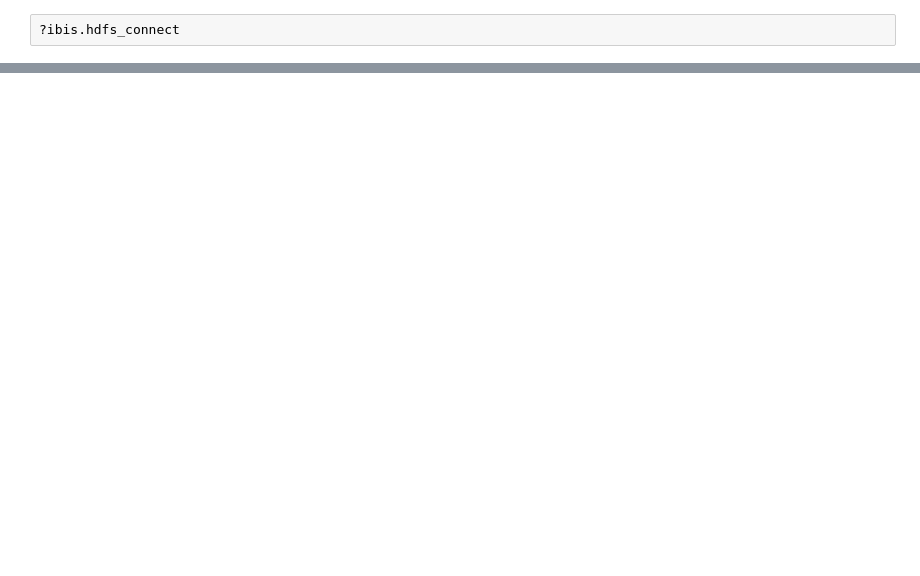
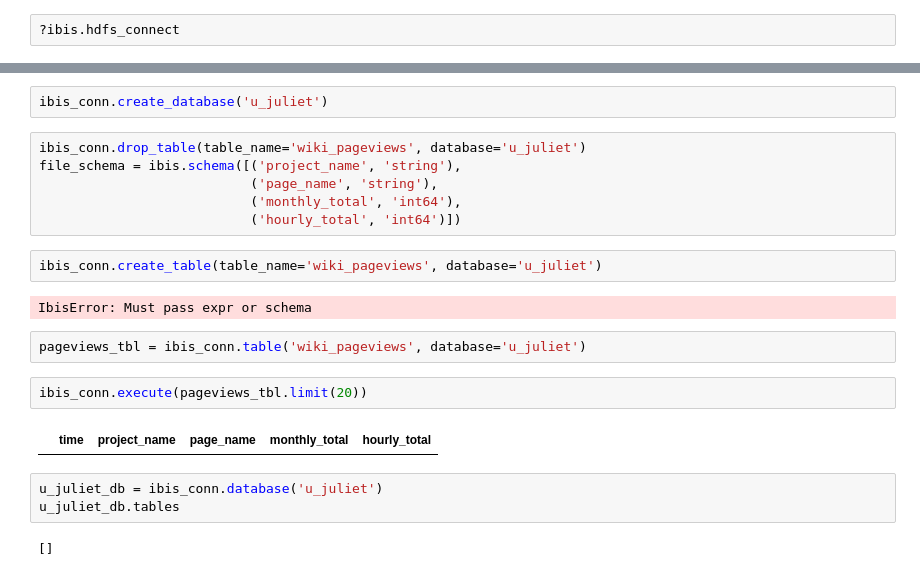
Before and after one commit to hougs/py-hadoop-tutorial, a Jupyter notebook: Moving data around.ipynb, the cells around one changed output, grey strips where cells are left out. Drawn from its saved outputs; the diff is of its cells as text; blank space fills up the shorter version.

```diff
--- a/Moving data around.ipynb
+++ b/Moving data around.ipynb
@@ -28,0 +100,23 @@ hdfs_conn = ibis.hdfs_connect(host='bottou03.sjc.cloudera.com')
+# %%
+ibis_conn.create_database('u_juliet')
+# %%
+ibis_conn.drop_table(table_name='wiki_pageviews', database='u_juliet')
+file_schema = ibis.schema([('project_name', 'string'),
+                           ('page_name', 'string'),
+                           ('monthly_total', 'int64'),
+                           ('hourly_total', 'int64')])
+# %%
+ibis_conn.create_table(table_name='wiki_pageviews', database='u_juliet')
+# %% [output]
+IbisError: Must pass expr or schema
+# %%
+pageviews_tbl = ibis_conn.table('wiki_pageviews', database='u_juliet')
+# %%
+ibis_conn.execute(pageviews_tbl.limit(20))
+# %% [output]
+|  | time | project_name | page_name | monthly_total | hourly_total |
+# %%
+u_juliet_db = ibis_conn.database('u_juliet')
+u_juliet_db.tables
+# %% [output]
+[]
```
Also changed, not shown: parts of 20 cells of this notebook.
